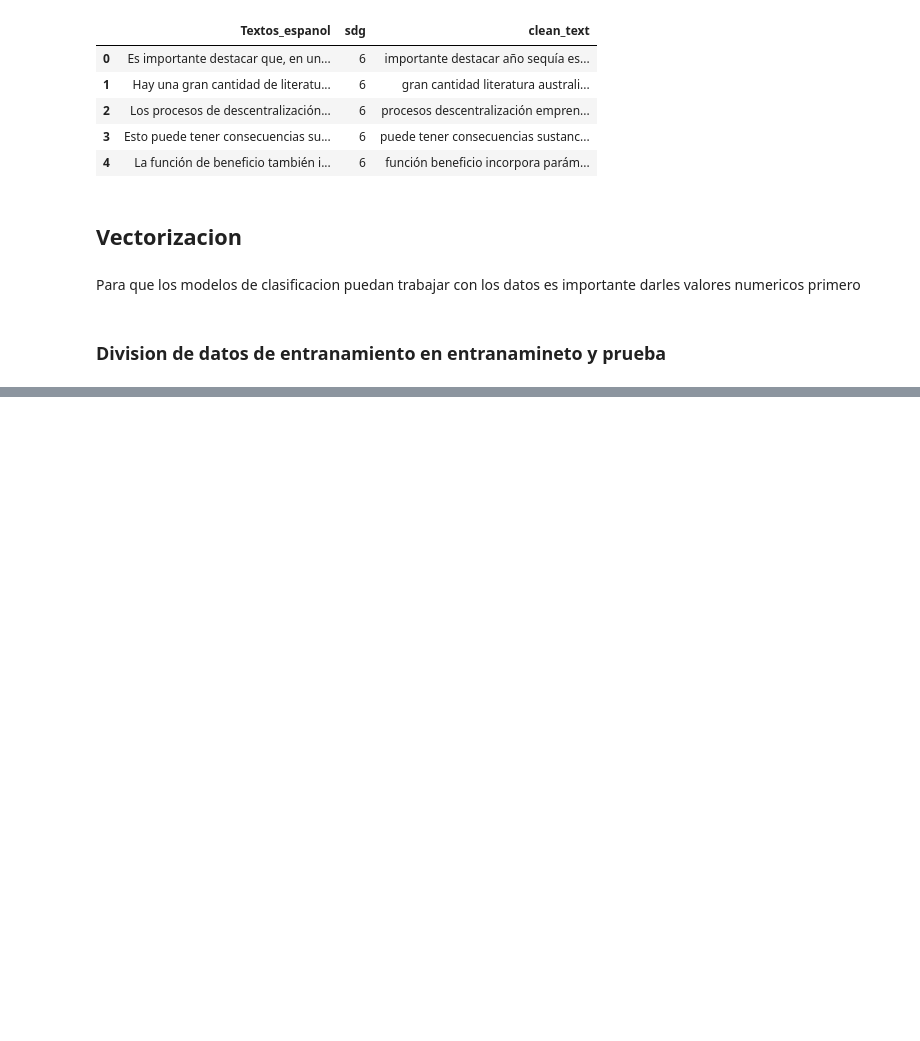
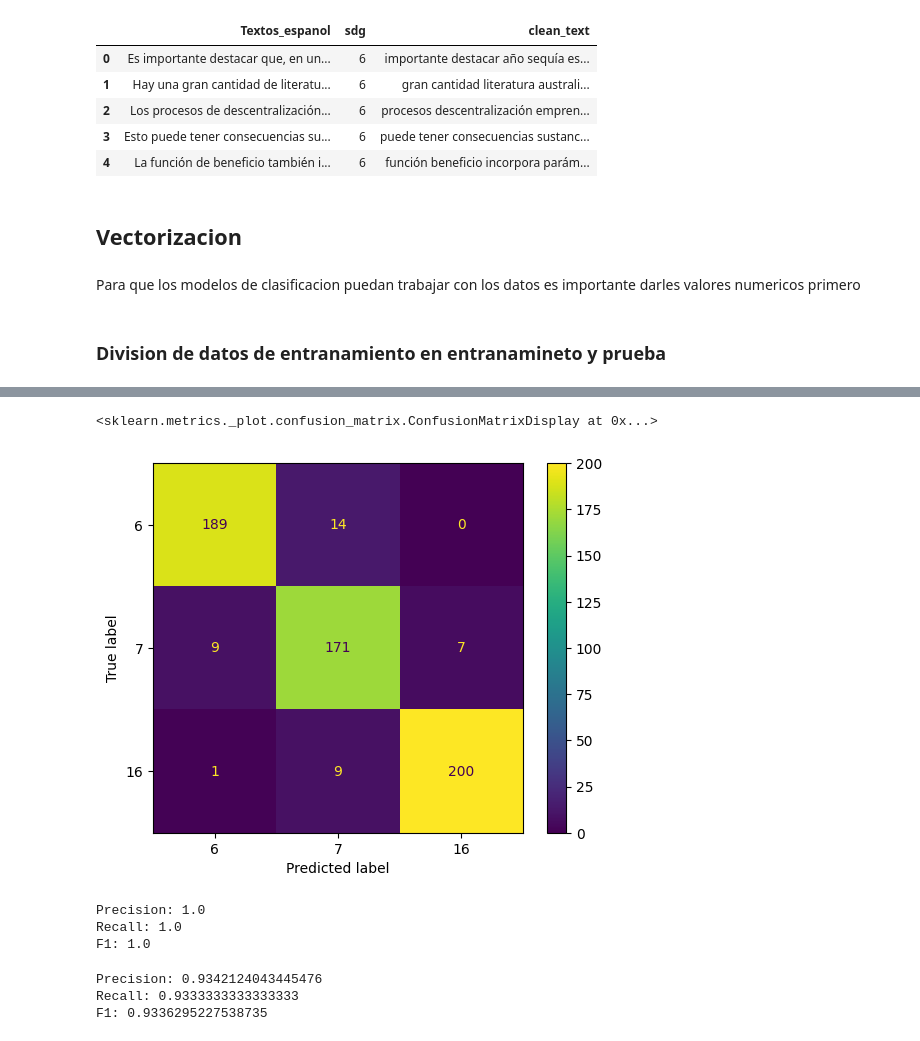
Before and after one commit to SebastianPinzonS/ProyectoBI, a Jupyter notebook: Proyecto1.ipynb, the cells around one changed output, grey strips where cells are left out. Saved outputs shown, nothing was run; the diff lists cells and outputs as text; code cells hidden in the pictures; blank space fills up the shorter version.

```diff
--- a/Proyecto1.ipynb
+++ b/Proyecto1.ipynb
@@ -247,0 +273,21 @@ AUC: 0.1505280289773492
+# %%
+ConfusionMatrixDisplay.from_predictions(y_test, y_test_tfidf_predict)
+# %% [output]
+<sklearn.metrics._plot.confusion_matrix.ConfusionMatrixDisplay at 0x...>
+[figure, added]
+# %%
+print("Precision:", precision_score(y_train, y_train_tfidf_predict, average="weighted"))
+print("Recall:", recall_score(y_train, y_train_tfidf_predict, average="weighted"))
+print("F1:", f1_score(y_train, y_train_tfidf_predict, average="weighted"))
+# %% [output]
+Precision: 1.0
+Recall: 1.0
+F1: 1.0
+# %%
+print("Precision:", precision_score(y_test, y_test_tfidf_predict, average="weighted"))
+print("Recall:", recall_score(y_test, y_test_tfidf_predict, average="weighted"))
+print("F1:", f1_score(y_test, y_test_tfidf_predict, average="weighted"))
+# %% [output]
+Precision: 0.9342124043445476
+Recall: 0.9333333333333333
+F1: 0.9336295227538735
```
Also changed, not shown: parts of 15 cells of this notebook.
